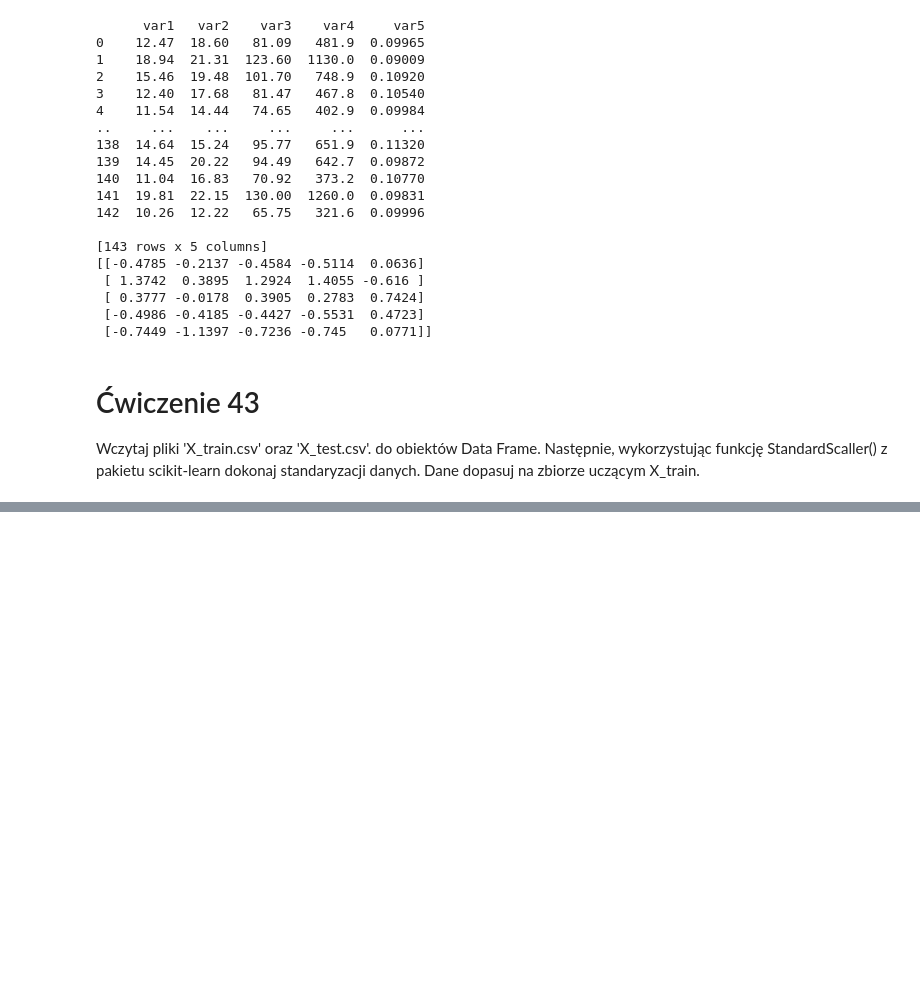
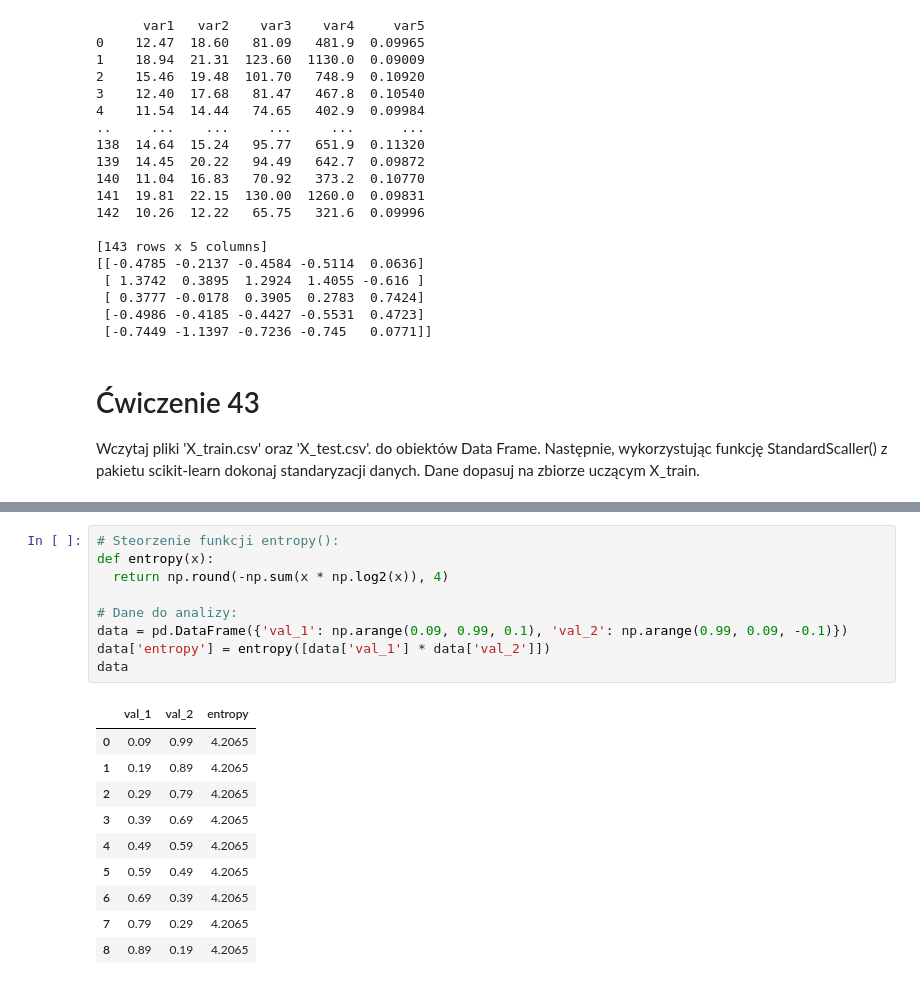
Before and after one commit to RobSpiewakowski/Public_repository, a Jupyter notebook: skrypty-colab/UDEMY_Ćwiczenia_z_uczenia_maszynowego.ipynb, the cells around one changed output, grey strips where cells are left out. Drawn from its saved outputs; the diff is of its cells as text; blank space fills up the shorter version.

```diff
--- a/skrypty-colab/UDEMY_Ćwiczenia_z_uczenia_maszynowego.ipynb
+++ b/skrypty-colab/UDEMY_Ćwiczenia_z_uczenia_maszynowego.ipynb
@@ -895,0 +890,20 @@ print(X_train_sc[:5], "\n\n", X_test_sc[:5])
+# %%
+# Steorzenie funkcji entropy():
+def entropy(x):
+  return np.round(-np.sum(x * np.log2(x)), 4)
+
+# Dane do analizy:
+data = pd.DataFrame({'val_1': np.arange(0.09, 0.99, 0.1), 'val_2': np.arange(0.99, 0.09, -0.1)})
+data['entropy'] = entropy([data['val_1'] * data['val_2']])
+data
+# %% [output]
+|  | val_1 | val_2 | entropy |
+| 0 | 0.09 | 0.99 | 4.2065 |
+| 1 | 0.19 | 0.89 | 4.2065 |
+| 2 | 0.29 | 0.79 | 4.2065 |
+| 3 | 0.39 | 0.69 | 4.2065 |
+| 4 | 0.49 | 0.59 | 4.2065 |
+| 5 | 0.59 | 0.49 | 4.2065 |
+| 6 | 0.69 | 0.39 | 4.2065 |
+| 7 | 0.79 | 0.29 | 4.2065 |
+| 8 | 0.89 | 0.19 | 4.2065 |
```
Also changed, not shown: parts of 4 cells of this notebook.
